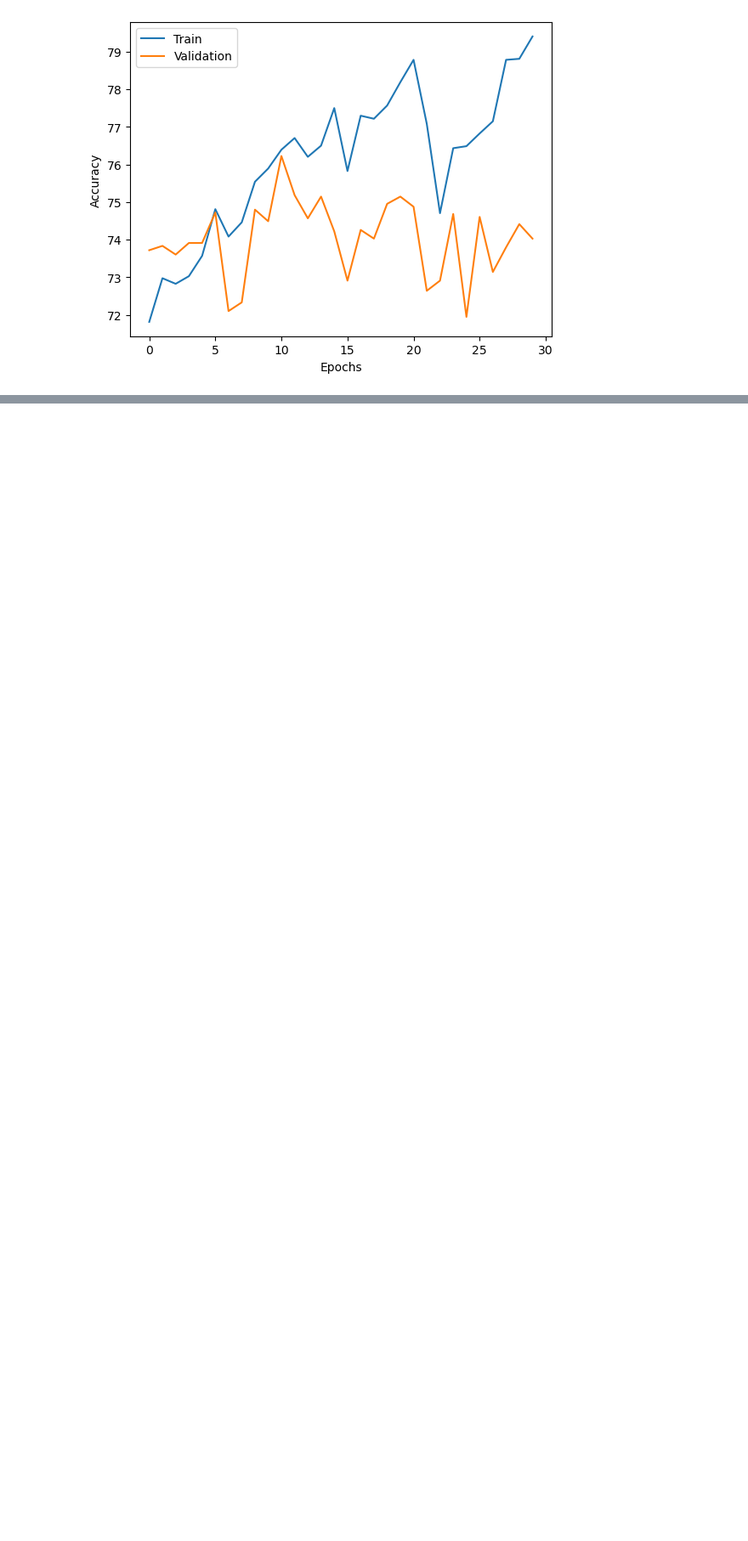
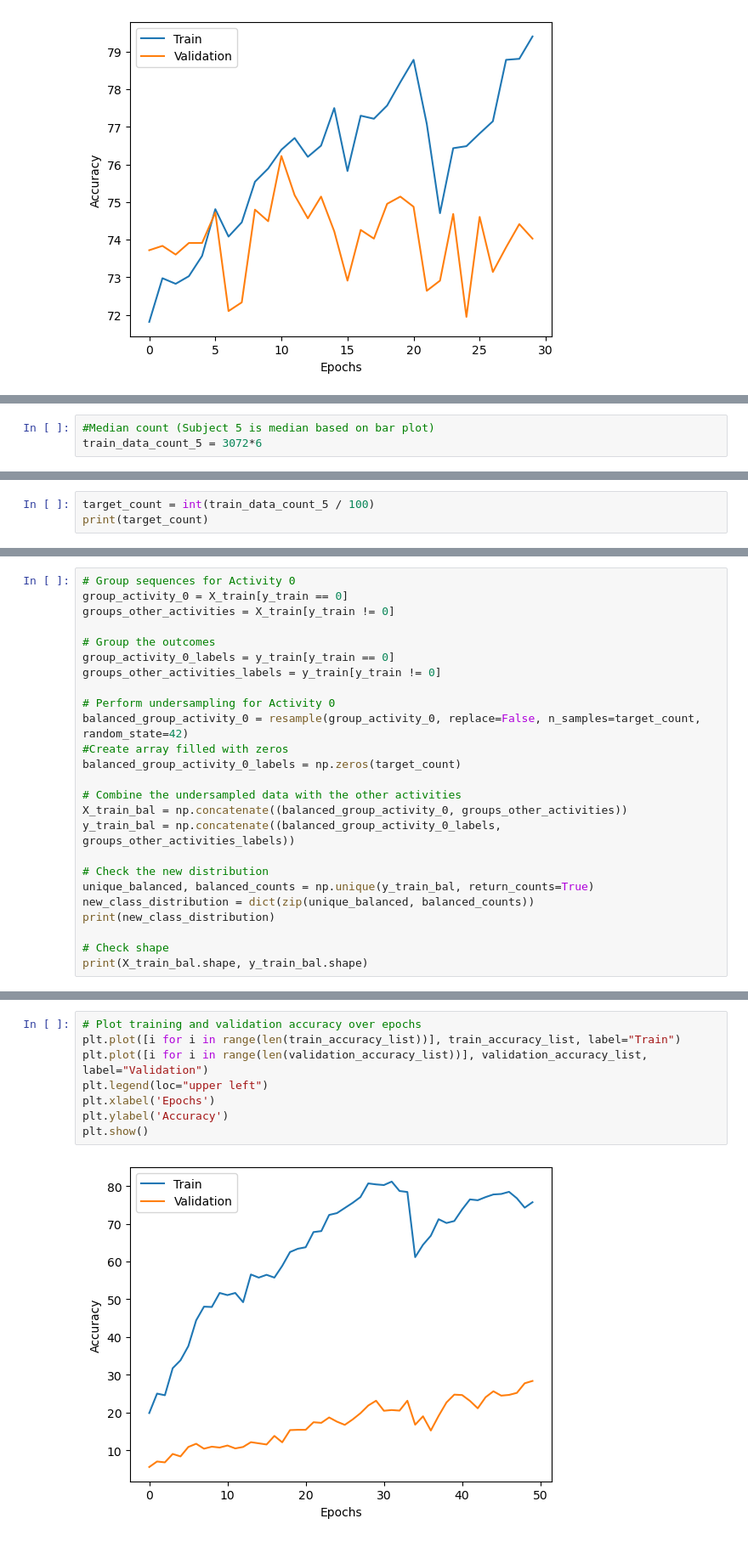
Before and after one commit to rohinidat/2-CHL5230-F23, a Jupyter notebook: Datathon5_LSTM_obj1.ipynb, the cells around one changed output, grey strips where cells are left out. Shown at 85% size. Cells and saved outputs as stored; diff of their text form; blank space fills up the shorter version.

Commit message:
LSTM for whole data set (with resampling)

```diff
--- a/Datathon5_LSTM_obj1.ipynb
+++ b/Datathon5_LSTM_obj1.ipynb
@@ -999,0 +1170,3 @@ plt.show()
+# %%
+#Median count (Subject 5 is median based on bar plot)
+train_data_count_5 = 3072*6
@@ -999,0 +1197,3 @@ plt.show()
+# %%
+target_count = int(train_data_count_5 / 100)
+print(target_count)
@@ -999,0 +1202,25 @@ plt.show()
+# %%
+# Group sequences for Activity 0
+group_activity_0 = X_train[y_train == 0]
+groups_other_activities = X_train[y_train != 0]
+
+# Group the outcomes
+group_activity_0_labels = y_train[y_train == 0]
+groups_other_activities_labels = y_train[y_train != 0]
+
+# Perform undersampling for Activity 0
+balanced_group_activity_0 = resample(group_activity_0, replace=False, n_samples=target_count, random_state=42)
+#Create array filled with zeros
+balanced_group_activity_0_labels = np.zeros(target_count)
+
+# Combine the undersampled data with the other activities
+X_train_bal = np.concatenate((balanced_group_activity_0, groups_other_activities))
+y_train_bal = np.concatenate((balanced_group_activity_0_labels, groups_other_activities_labels))
+
+# Check the new distribution
+unique_balanced, balanced_counts = np.unique(y_train_bal, return_counts=True)
+new_class_distribution = dict(zip(unique_balanced, balanced_counts))
+print(new_class_distribution)
+
+# Check shape
+print(X_train_bal.shape, y_train_bal.shape)
@@ -999,0 +1376,10 @@ plt.show()
+# %%
+# Plot training and validation accuracy over epochs
+plt.plot([i for i in range(len(train_accuracy_list))], train_accuracy_list, label="Train")
+plt.plot([i for i in range(len(validation_accuracy_list))], validation_accuracy_list, label="Validation")
+plt.legend(loc="upper left")
+plt.xlabel('Epochs')
+plt.ylabel('Accuracy')
+plt.show()
+# %% [output]
+[figure, added]
```
Also changed, not shown: parts of 11 cells of this notebook.
